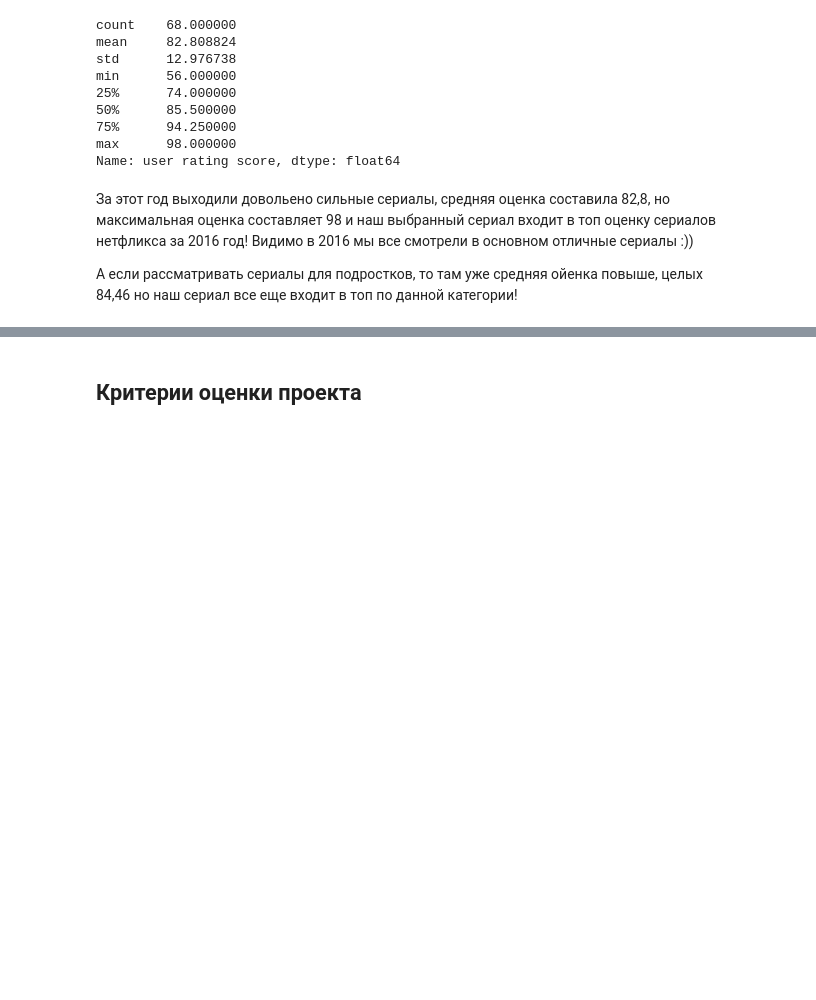
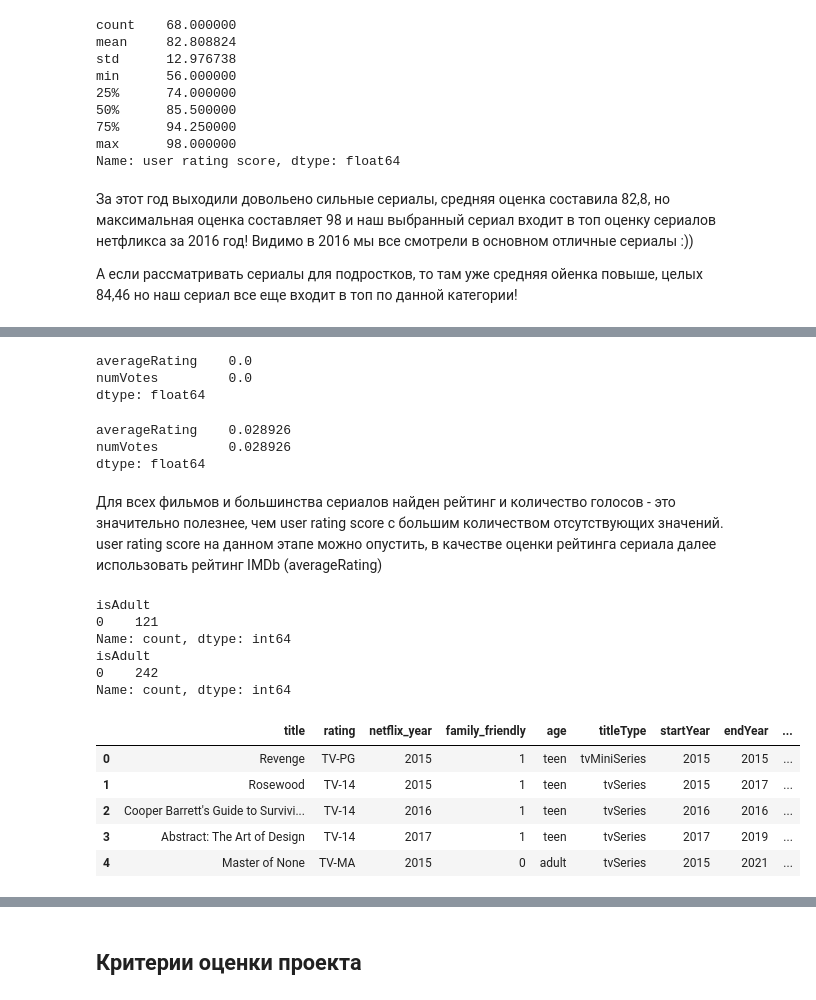
Before and after one commit to tadzhnahal/netflix-shows-eda, a Jupyter notebook: notebooks/Course Project MDS - EDA Netflix_1st_stage.ipynb, the cells around one changed output, grey strips where cells are left out. Drawn from its saved outputs; the diff is of its cells as text; code cells hidden in the pictures; blank space fills up the shorter version.

```diff
--- a/notebooks/Course Project MDS - EDA Netflix_1st_stage.ipynb
+++ b/notebooks/Course Project MDS - EDA Netflix_1st_stage.ipynb
@@ -1212,0 +1494,4 @@ Name: user rating score, dtype: float64
+# %%
+# загрузка новых данных - рейтинги
+imdb_ratings = pd.read_csv(project_dir / 'data' / 'raw' / 'title.ratings.tsv', sep='\t', na_values=[r'\N',r'\\N'])
+imdb_ratings.shape
@@ -1212,0 +1515,47 @@ Name: user rating score, dtype: float64
+# %%
+# здесь для объединения используется айди фильма/сериала по IMDb
+movies_enriched = pd.merge(movies_enriched, imdb_ratings, on='tconst', how='left')
+tv_enriched = pd.merge(tv_enriched, imdb_ratings, on='tconst', how='left')
+# %%
+movies_enriched[['averageRating','numVotes']].isna().mean()
+# %% [output]
+averageRating    0.0
+numVotes         0.0
+dtype: float64
+# %%
+tv_enriched[['averageRating','numVotes']].isna().mean()
+# %% [output]
+averageRating    0.028926
+numVotes         0.028926
+dtype: float64
+# %% [markdown]
+Для всех фильмов и большинства сериалов найден рейтинг и количество голосов - это значительно полезнее, чем user rating score с большим количеством отсутствующих значений. user rating score на данном этапе можно опустить, в качестве оценки рейтинга сериала далее использовать рейтинг IMDb (averageRating)
+# %%
+# убираем лишние колонки
+tv_enriched = tv_enriched.drop(columns=['user rating score','ratingLevel','tv','norm_title','tconst','primaryTitle'])
+movies_enriched = movies_enriched.drop(columns=['user rating score','ratingLevel','tv','norm_title','tconst','primaryTitle'])
+# %%
+# еще пару моментов
+print(movies_enriched['isAdult'].value_counts())
+print(tv_enriched['isAdult'].value_counts())
+# %% [output]
+isAdult
+0    121
+Name: count, dtype: int64
+isAdult
+0    242
+Name: count, dtype: int64
+# %%
+tv_enriched['endYear'] = tv_enriched['endYear'].fillna(0).astype(int)
+tv_enriched = tv_enriched.drop(columns='isAdult')
+tv_enriched = tv_enriched.rename(columns={'averageRating':'IMDb Rating',
+                                          'release year': 'netflix_year',})
+
+tv_enriched.head()
+# %% [output]
+|  | title | rating | netflix_year | family_friendly | age | titleType | startYear | endYear | ... |
+| 0 | Revenge | TV-PG | 2015 | 1 | teen | tvMiniSeries | 2015 | 2015 | ... |
+| 1 | Rosewood | TV-14 | 2015 | 1 | teen | tvSeries | 2015 | 2017 | ... |
+| 2 | Cooper Barrett's Guide to Survivi... | TV-14 | 2016 | 1 | teen | tvSeries | 2016 | 2016 | ... |
+| 3 | Abstract: The Art of Design | TV-14 | 2017 | 1 | teen | tvSeries | 2017 | 2019 | ... |
+| 4 | Master of None | TV-MA | 2015 | 0 | adult | tvSeries | 2015 | 2021 | ... |
```
Also changed, not shown: parts of 44 cells of this notebook, 2 other files.
